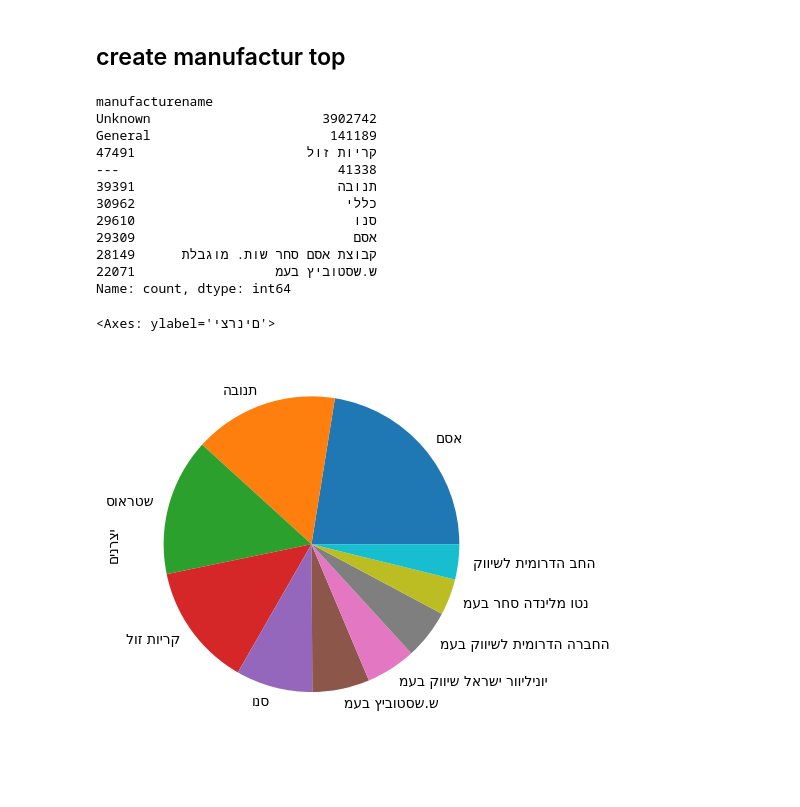
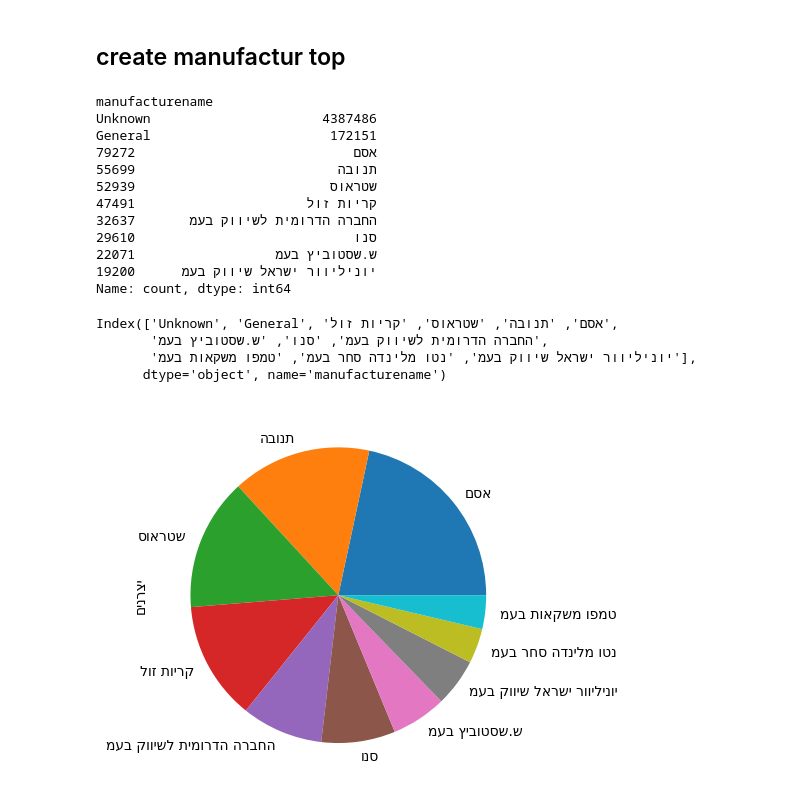
Before and after one commit to AKorets/israeli-supermarket-data, a Jupyter notebook: testbed.ipynb, the cells around one changed output. Saved outputs shown, nothing was run; the diff lists cells and outputs as text; code cells hidden in the pictures; blank space fills up the shorter version.

Commit message:
fix double naming in manufacturers graph

```diff
--- a/testbed.ipynb
+++ b/testbed.ipynb
@@ -453,57 +453,79 @@ from bidi import algorithm as bidialg
 df = download_all_prices()
 
 
-df['manufacturename_plot'] = df['manufacturename'].astype("string").apply(lambda x: bidialg.get_display(x))
+df['manufacturename'].fillna(' ', inplace=True)
 df['manufacturename'].replace({
     'לא ידוע':'Unknown',
     ',':'Unknown',
     ' ':'Unknown',
-    'קבוצת אוסם סחר שות.מוגבלת':'קבוצת אוסם סחר-שות.מוגבלת'
+    '  ':'Unknown',
+    '---':'Unknown',
+    'קבוצת אסם סחר שות. מוגבלת'
+        :'אסם',
+    'קבוצת אוסם סחר-שות.מוגבלת':
+        'אסם',
+    'כללי':
+        'General',
+    'שטראוס גרופ בע"מ':
+        'שטראוס',
+    'תנובה - חלב':
+        'תנובה',
+    'שטראוס גרופ בעמ/מצונן':
+        'שטראוס',
+    'החב הדרומית לשיווק':
+        'החברה הדרומית לשיווק בעמ'
 }, inplace=True)
 
-df['manufacturename'].fillna(' ', inplace=True)
+df['manufacturename_plot'] = df['manufacturename'].astype("string").apply(lambda x: bidialg.get_display(x))
 
-df['manufacturename'].value_counts().head(10)
+
+df['manufacturename'].value_counts().head(12)
 # %% [output]
 manufacturename
-Unknown                      3902742
-General                       141189
+Unknown                      4387486
+General                       172151
+אסם                            79272
+תנובה                          55699
+שטראוס                         52939
 קריות זול                      47491
----                            41338
-תנובה                          39391
-כללי                           30962
+החברה הדרומית לשיווק בעמ       32637
 סנו                            29610
-אסם                            29309
-קבוצת אסם סחר שות. מוגבלת      28149
 ש.שסטוביץ בעמ                  22071
+יוניליוור ישראל שיווק בעמ      19200
 Name: count, dtype: int64
 # %%
-
 
 df['manufacturename'].replace({
     'לא ידוע':'Unknown',
     ',':'Unknown',
     ' ':'Unknown',
     '  ':'Unknown',
     '---':'Unknown',
     'קבוצת אסם סחר שות. מוגבלת'
         :'אסם',
     'קבוצת אוסם סחר-שות.מוגבלת':
         'אסם',
     'כללי':
         'General',
     'שטראוס גרופ בע"מ':
         'שטראוס',
     'תנובה - חלב':
         'תנובה',
     'שטראוס גרופ בעמ/מצונן':
-        'שטראוס'
+        'שטראוס',
+    'החב הדרומית לשיווק':
+        'החברה הדרומית לשיווק בעמ'
 }, inplace=True)
 
 
-df['manufacturename'].value_counts().head(12).tail(10).to_frame()
+#df['manufacturename'].value_counts().head(12).tail(10).to_frame()
 df['manufacturename_plot'].value_counts().head(12).tail(10).plot(kind='pie',ylabel=bidialg.get_display('יצרנים'))
-#df['manufacturename'].value_counts().index[0:14]
+#df['manufacturename_plot'].value_counts().head(10).plot(kind='pie',ylabel=bidialg.get_display('יצרנים'))
+df['manufacturename'].value_counts().index[0:12]
+#df[df['manufacturename']=='קריות זול']['itemname'].value_counts()
 # %% [output]
-<Axes: ylabel='םינרצי'>
+Index(['Unknown', 'General', 'אסם', 'תנובה', 'שטראוס', 'קריות זול',
+       'החברה הדרומית לשיווק בעמ', 'סנו', 'ש.שסטוביץ בעמ',
+       'יוניליוור ישראל שיווק בעמ', 'נטו מלינדה סחר בעמ', 'טמפו משקאות בעמ'],
+      dtype='object', name='manufacturename')
-[figure, old version]
+[figure, new version]
```
Also changed, not shown: 1 other file.
